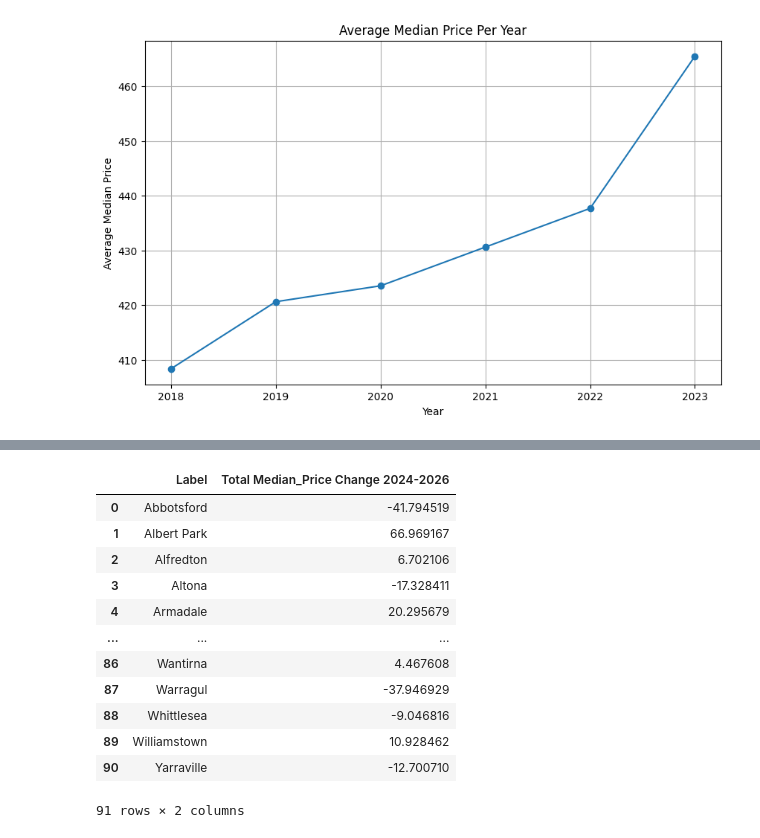
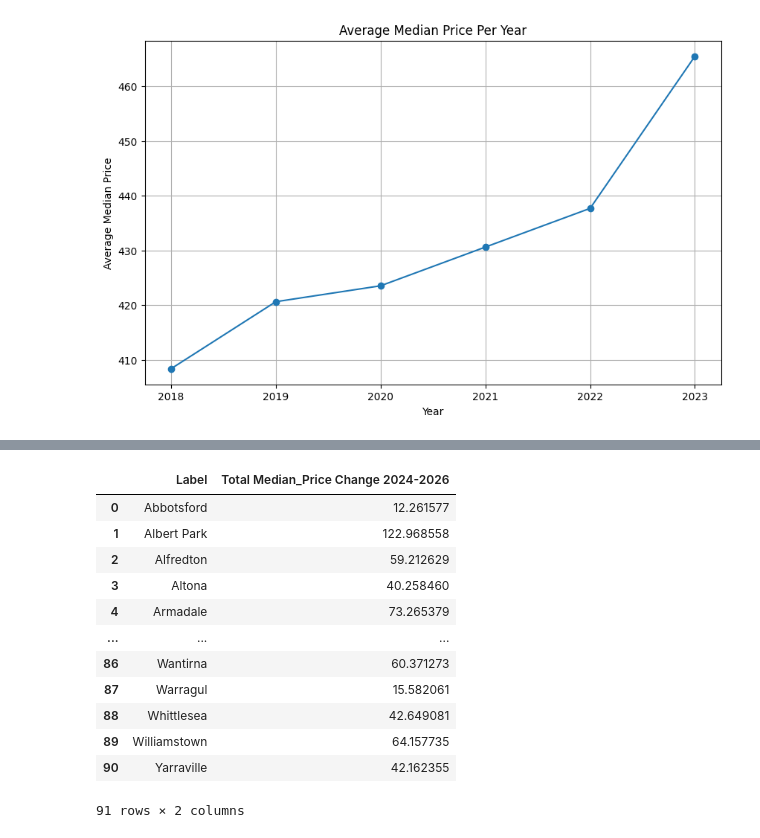
Before and after one commit to MAST30034-AppliedDataScience/project-2-group-real-estate-hexosergeantchelelebratebonitz, a Jupyter notebook: notebooks/Can/Modelling.ipynb, the cells around one changed output, grey strips where cells are left out. Cells and saved outputs as stored; diff of their text form; code cells hidden in the pictures.

```diff
--- a/notebooks/Can/Modelling.ipynb
+++ b/notebooks/Can/Modelling.ipynb
@@ -552,7 +552,7 @@ plt.show()
 # %% [output]
 [figure]
 # %%
-data_long_all_branch_encoded = pd.get_dummies(data_long_all_branch, columns=['Label', 'Year'])
+data_long_all_branch_encoded = pd.get_dummies(data_long_all_branch, columns=['Label'])
 data_long_all_branch_train = data_long_all_branch.dropna()
 data_long_all_branch_encoded_train = data_long_all_branch_encoded.dropna()
 data_long_all_branch_encoded_test = data_long_all_branch_encoded[data_long_all_branch_encoded.isna().any(axis=1)]
@@ -601,7 +601,7 @@ y_test = lasso.predict(X_test_scaled)
 data_long_all_branch_encoded_test['Median_Price'] = y_test
 
 # Decode the 'Year' columns back to their original form
-data_long_all_branch_encoded_test['Year'] = data_long_all_branch_encoded_test.filter(like='Year_').idxmax(axis=1).str.replace('Year_', '')
+#data_long_all_branch_encoded_test['Year'] = data_long_all_branch_encoded_test.filter(like='Year_').idxmax(axis=1).str.replace('Year_', '')
 data_long_all_branch_encoded_test['Label'] = data_long_all_branch_encoded_test.filter(like='Label_').idxmax(axis=1).str.replace('Label_', '')
 # Drop the encoded columns
 encoded_columns = data_long_all_branch_encoded_test.filter(like='Label_').columns.tolist() + data_long_all_branch_encoded_test.filter(like='Year_').columns.tolist()
@@ -661,31 +656,32 @@ data_long_final_branch
 # %%
 data_long_final_branch['Lagged Income'] = data_long_final_branch.groupby('Label')['Income'].shift(1)
 data_long_final_branch['Lagged Population'] = data_long_final_branch.groupby('Label')['Population'].shift(1)
 data_long_final_branch['Lagged Median_Price'] = data_long_final_branch.groupby('Label')['Median_Price'].shift(1)
 
-data_long_final_branch['Median_Price Growth'] = (data_long_final_branch['Median_Price'] - data_long_final_branch['Lagged Median_Price']) / data_long_final_branch['Lagged Median_Price']
+data_long_final_branch['Median_Price Growth'] = (data_long_final_branch['Median_Price'] - data_long_final_branch['Lagged Median_Price']) #/ data_long_final_branch['Lagged Median_Price']
+data_long_final_branch['Median_Price pcnt growth'] = ((data_long_final_branch['Median_Price'] - data_long_final_branch['Lagged Median_Price']) / data_long_final_branch['Lagged Median_Price'])*100
 
 # Calculate the change in Median Price from 2024-2026 in each suburb
 data_long_final_branch['Median_Price Change'] = data_long_final_branch.groupby('Label')['Median_Price'].diff()
 
 # Filter the data for the years 2024-2026
 data_2024_2026 = data_long_final_branch[data_long_final_branch['Year'].isin(['2024', '2025', '2026'])]
 
 # Calculate the change in Median Price from 2024-2026 for each suburb
 median_price_change = data_2024_2026.groupby('Label')['Median_Price Change'].sum().reset_index()
 median_price_change.rename(columns={'Median_Price Change': 'Total Median_Price Change 2024-2026'}, inplace=True)
 median_price_change
 # %% [output]
 |  | Label | Total Median_Price Change 2024-2026 |
-| 0 | Abbotsford | -41.794519 |
-| 1 | Albert Park | 66.969167 |
-| 2 | Alfredton | 6.702106 |
-| 3 | Altona | -17.328411 |
-| 4 | Armadale | 20.295679 |
+| 0 | Abbotsford | 12.261577 |
+| 1 | Albert Park | 122.968558 |
+| 2 | Alfredton | 59.212629 |
+| 3 | Altona | 40.258460 |
+| 4 | Armadale | 73.265379 |
 | ... | ... | ... |
-| 86 | Wantirna | 4.467608 |
-| 87 | Warragul | -37.946929 |
-| 88 | Whittlesea | -9.046816 |
-| 89 | Williamstown | 10.928462 |
-| 90 | Yarraville | -12.700710 |
+| 86 | Wantirna | 60.371273 |
+| 87 | Warragul | 15.582061 |
+| 88 | Whittlesea | 42.649081 |
+| 89 | Williamstown | 64.157735 |
+| 90 | Yarraville | 42.162355 |
 91 rows × 2 columns
```
Also changed, not shown: parts of 9 cells of this notebook.
